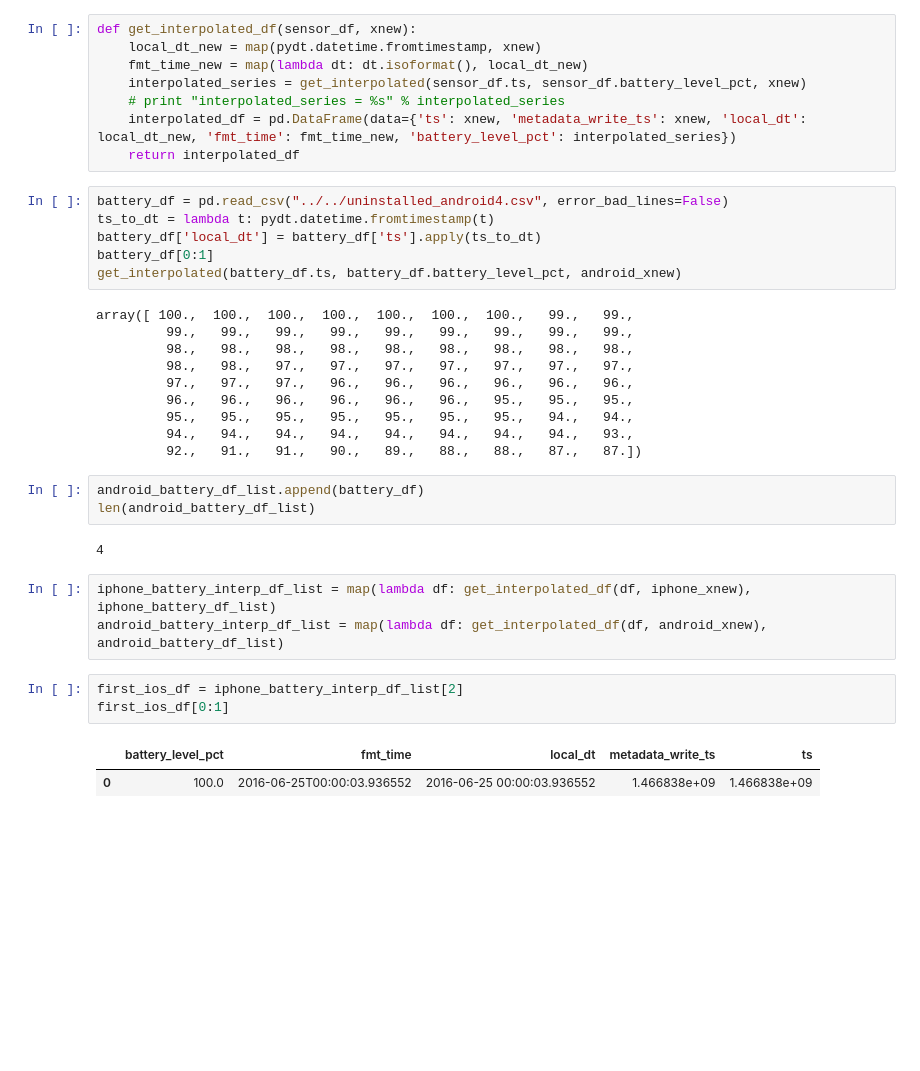
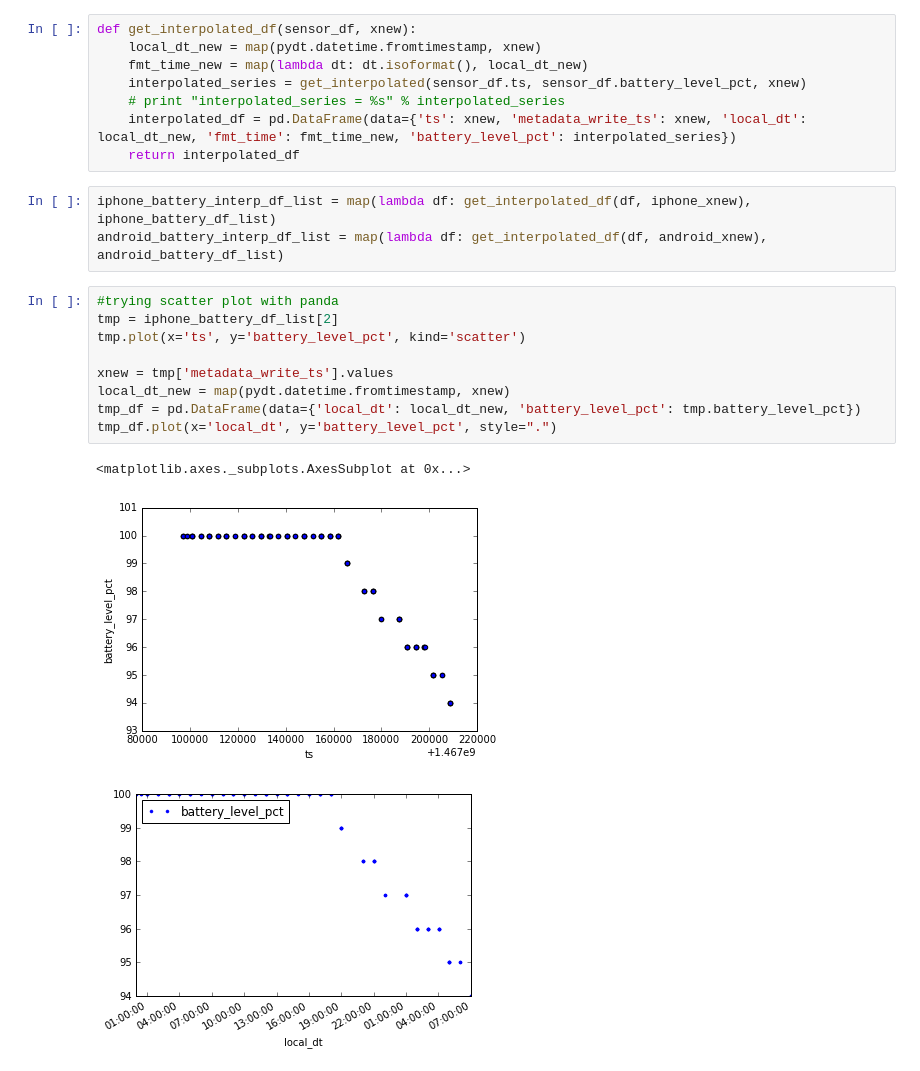
Before and after one commit to yw374cornell/data-collection-eval, a Jupyter notebook: analysis_spring_2016/TrackingOff_Stationary.ipynb, the cells around one changed output. Drawn from its saved outputs; the diff is of its cells as text; blank space fills up the shorter version.

```diff
--- a/analysis_spring_2016/TrackingOff_Stationary.ipynb
+++ b/analysis_spring_2016/TrackingOff_Stationary.ipynb
@@ -299,33 +181,19 @@ def get_interpolated_df(sensor_df, xnew):
     # print "interpolated_series = %s" % interpolated_series
     interpolated_df = pd.DataFrame(data={'ts': xnew, 'metadata_write_ts': xnew, 'local_dt': local_dt_new, 'fmt_time': fmt_time_new, 'battery_level_pct': interpolated_series})
     return interpolated_df
-# %%
-battery_df = pd.read_csv("../../uninstalled_android4.csv", error_bad_lines=False)
-ts_to_dt = lambda t: pydt.datetime.fromtimestamp(t)
-battery_df['local_dt'] = battery_df['ts'].apply(ts_to_dt)
-battery_df[0:1]
-get_interpolated(battery_df.ts, battery_df.battery_level_pct, android_xnew)
-# %% [output]
-array([ 100.,  100.,  100.,  100.,  100.,  100.,  100.,   99.,   99.,
-         99.,   99.,   99.,   99.,   99.,   99.,   99.,   99.,   99.,
-         98.,   98.,   98.,   98.,   98.,   98.,   98.,   98.,   98.,
-         98.,   98.,   97.,   97.,   97.,   97.,   97.,   97.,   97.,
-         97.,   97.,   97.,   96.,   96.,   96.,   96.,   96.,   96.,
-         96.,   96.,   96.,   96.,   96.,   96.,   95.,   95.,   95.,
-         95.,   95.,   95.,   95.,   95.,   95.,   95.,   94.,   94.,
-         94.,   94.,   94.,   94.,   94.,   94.,   94.,   94.,   93.,
-         92.,   91.,   91.,   90.,   89.,   88.,   88.,   87.,   87.])
-# %%
-android_battery_df_list.append(battery_df)
-len(android_battery_df_list)
-# %% [output]
-4
 # %%
 iphone_battery_interp_df_list = map(lambda df: get_interpolated_df(df, iphone_xnew), iphone_battery_df_list)
 android_battery_interp_df_list = map(lambda df: get_interpolated_df(df, android_xnew), android_battery_df_list)
-# %%
-first_ios_df = iphone_battery_interp_df_list[2]
-first_ios_df[0:1]
-# %% [output]
-|  | battery_level_pct | fmt_time | local_dt | metadata_write_ts | ts |
-| 0 | 100.0 | 2016-06-25T00:00:03.936552 | 2016-06-25 00:00:03.936552 | 1.466838e+09 | 1.466838e+09 |
+# %%
+#trying scatter plot with panda
+tmp = iphone_battery_df_list[2]
+tmp.plot(x='ts', y='battery_level_pct', kind='scatter')
+
+xnew = tmp['metadata_write_ts'].values
+local_dt_new = map(pydt.datetime.fromtimestamp, xnew)
+tmp_df = pd.DataFrame(data={'local_dt': local_dt_new, 'battery_level_pct': tmp.battery_level_pct})
+tmp_df.plot(x='local_dt', y='battery_level_pct', style=".")
+# %% [output]
+<matplotlib.axes._subplots.AxesSubplot at 0x...>
+[figure, added]
+[figure, added]
```
Also changed, not shown: parts of 31 cells of this notebook.
